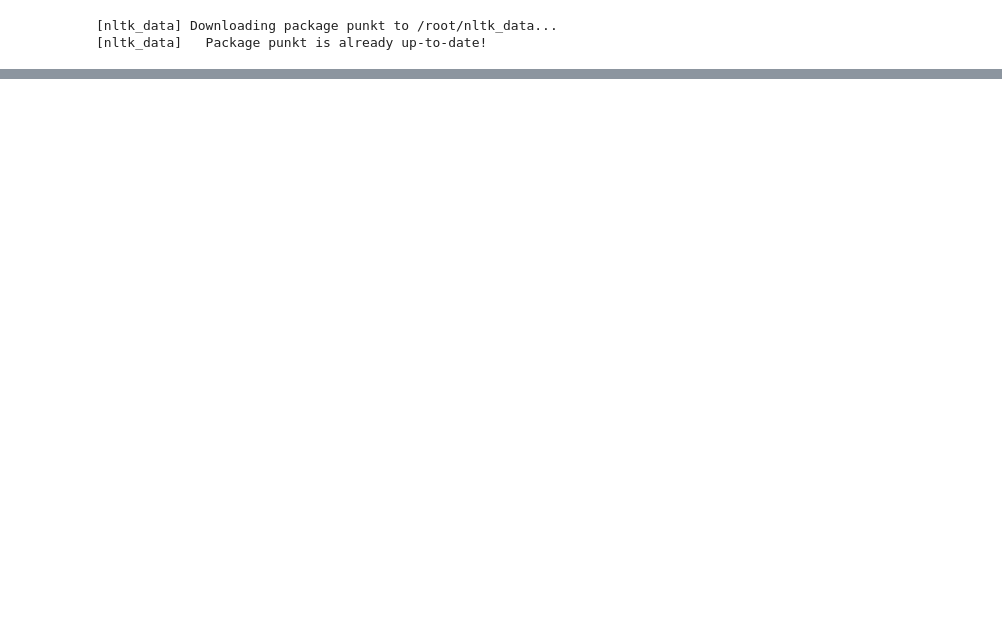
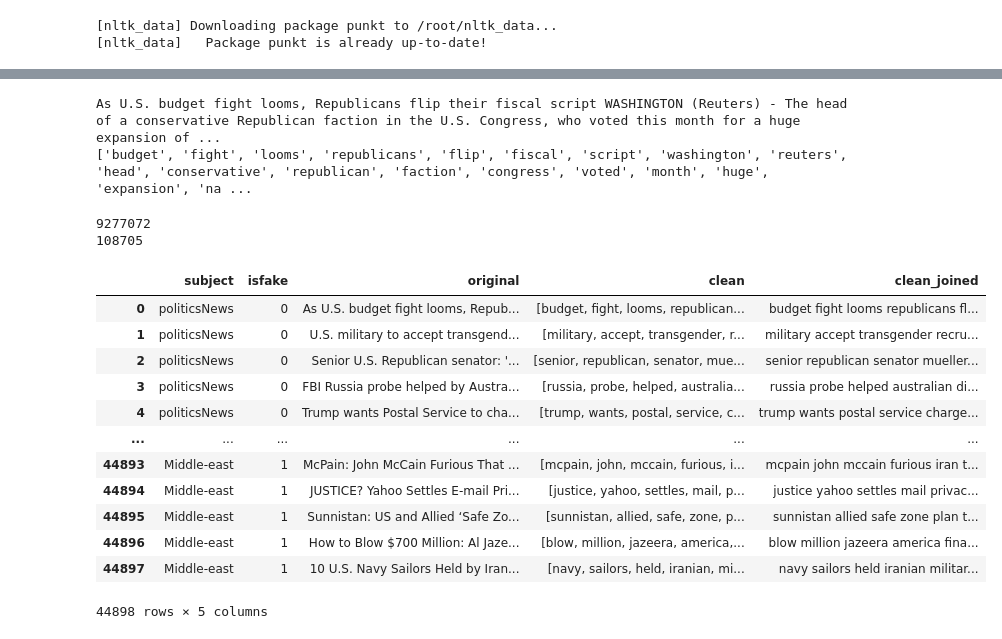
Before and after one commit to LincolnVS/Fake_News_Detection_with_Machine_Learning, a Jupyter notebook: FakeNewClassification.ipynb, the cells around one changed output, grey strips where cells are left out. Cells and saved outputs as stored; diff of their text form; code cells hidden in the pictures; blank space fills up the shorter version.

```diff
--- a/FakeNewClassification.ipynb
+++ b/FakeNewClassification.ipynb
@@ -55,0 +121,9 @@ print(df_true)
+# %%
+# Show original news
+print(df['original'][0])
+
+# Show cleaned up news after removing stopwords
+print(df['clean'][0])
+# %% [output]
+As U.S. budget fight looms, Republicans flip their fiscal script WASHINGTON (Reuters) - The head of a conservative Republican faction in the U.S. Congress, who voted this month for a huge expansion of ...
+['budget', 'fight', 'looms', 'republicans', 'flip', 'fiscal', 'script', 'washington', 'reuters', 'head', 'conservative', 'republican', 'faction', 'congress', 'voted', 'month', 'huge', 'expansion', 'na ...
@@ -55,0 +136,9 @@ print(df_true)
+# %%
+print(len(list_of_words))
+
+# Obtain the total number of unique words
+total_words = len(list(set(list_of_words)))
+print(total_words)
+# %% [output]
+9277072
+108705
@@ -55,0 +148,16 @@ print(df_true)
+# %%
+df
+# %% [output]
+|  | subject | isfake | original | clean | clean_joined |
+| 0 | politicsNews | 0 | As U.S. budget fight looms, Repub... | [budget, fight, looms, republican... | budget fight looms republicans fl... |
+| 1 | politicsNews | 0 | U.S. military to accept transgend... | [military, accept, transgender, r... | military accept transgender recru... |
+| 2 | politicsNews | 0 | Senior U.S. Republican senator: '... | [senior, republican, senator, mue... | senior republican senator mueller... |
+| 3 | politicsNews | 0 | FBI Russia probe helped by Austra... | [russia, probe, helped, australia... | russia probe helped australian di... |
+| 4 | politicsNews | 0 | Trump wants Postal Service to cha... | [trump, wants, postal, service, c... | trump wants postal service charge... |
+| ... | ... | ... | ... | ... | ... |
+| 44893 | Middle-east | 1 | McPain: John McCain Furious That ... | [mcpain, john, mccain, furious, i... | mcpain john mccain furious iran t... |
+| 44894 | Middle-east | 1 | JUSTICE? Yahoo Settles E-mail Pri... | [justice, yahoo, settles, mail, p... | justice yahoo settles mail privac... |
+| 44895 | Middle-east | 1 | Sunnistan: US and Allied ‘Safe Zo... | [sunnistan, allied, safe, zone, p... | sunnistan allied safe zone plan t... |
+| 44896 | Middle-east | 1 | How to Blow $700 Million: Al Jaze... | [blow, million, jazeera, america,... | blow million jazeera america fina... |
+| 44897 | Middle-east | 1 | 10 U.S. Navy Sailors Held by Iran... | [navy, sailors, held, iranian, mi... | navy sailors held iranian militar... |
+44898 rows × 5 columns
```
Also changed, not shown: parts of 50 cells of this notebook.
